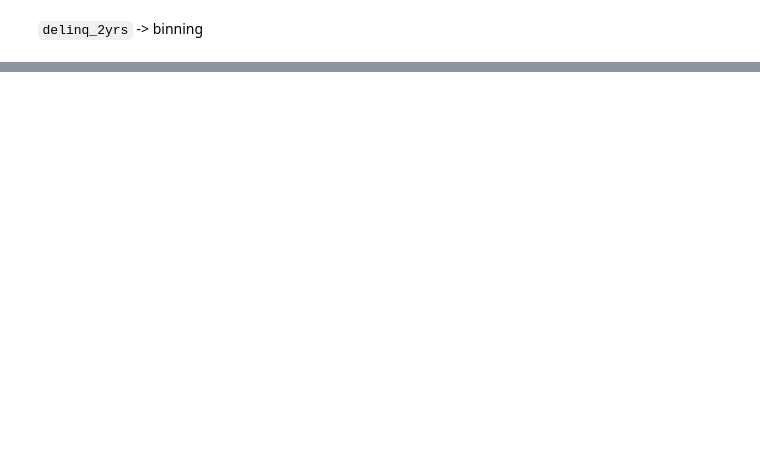
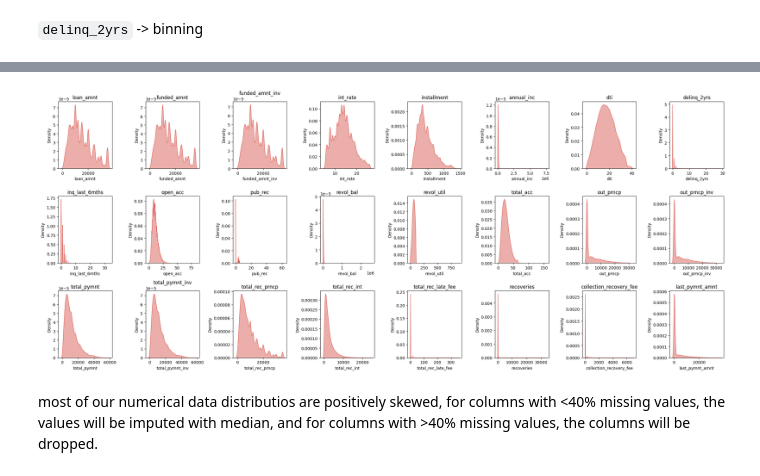
Before and after one commit to azaryasph/IDX-Partners-Project-Based-Internship-Prediction-Model, a Jupyter notebook: notebooks/Prediction Model.ipynb, the cells around one changed output, grey strips where cells are left out. Cells and saved outputs as stored; diff of their text form; code cells hidden in the pictures; blank space fills up the shorter version.

```diff
--- a/notebooks/Prediction Model.ipynb
+++ b/notebooks/Prediction Model.ipynb
@@ -208 +207,16 @@ Name: count, dtype: int64
+# %%
+# create kdeplot 3x9 grid of the numeric DataFrame
+plt.figure(figsize=(24, 10))
+for i, col in enumerate(numeric_new.columns):
+    plt.subplot(3, 8, i+1)
+    sns.kdeplot(numeric[col], color='#db5f57', shade=True, alpha=0.5)
+    plt.title(col)
+    plt.tight_layout()
+
+# Display the plot
+plt.show()
+# %% [output]
+[figure, added]
+# %% [markdown]
+most of our numerical data distributios are positively skewed, for columns with <40% missing values, the values will be imputed with median, and for columns with >40% missing values, the columns will be dropped.
 # %%
```
Also changed, not shown: parts of 12 cells of this notebook.
